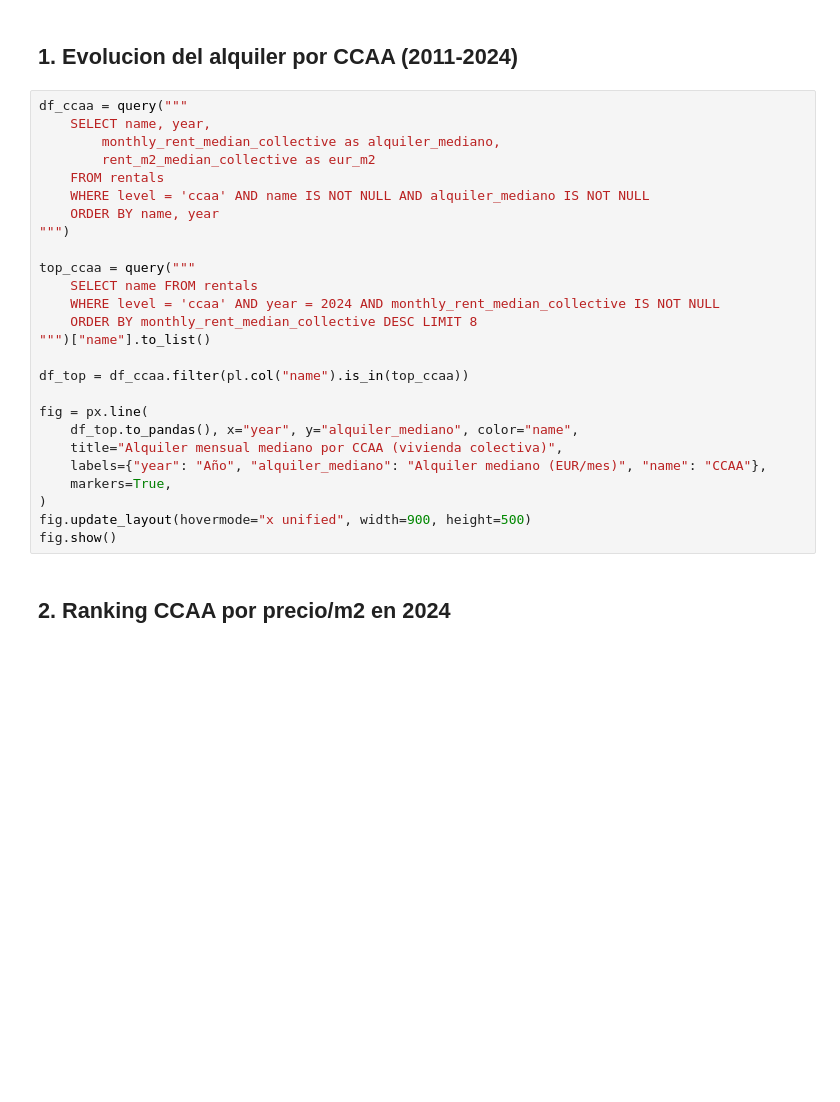
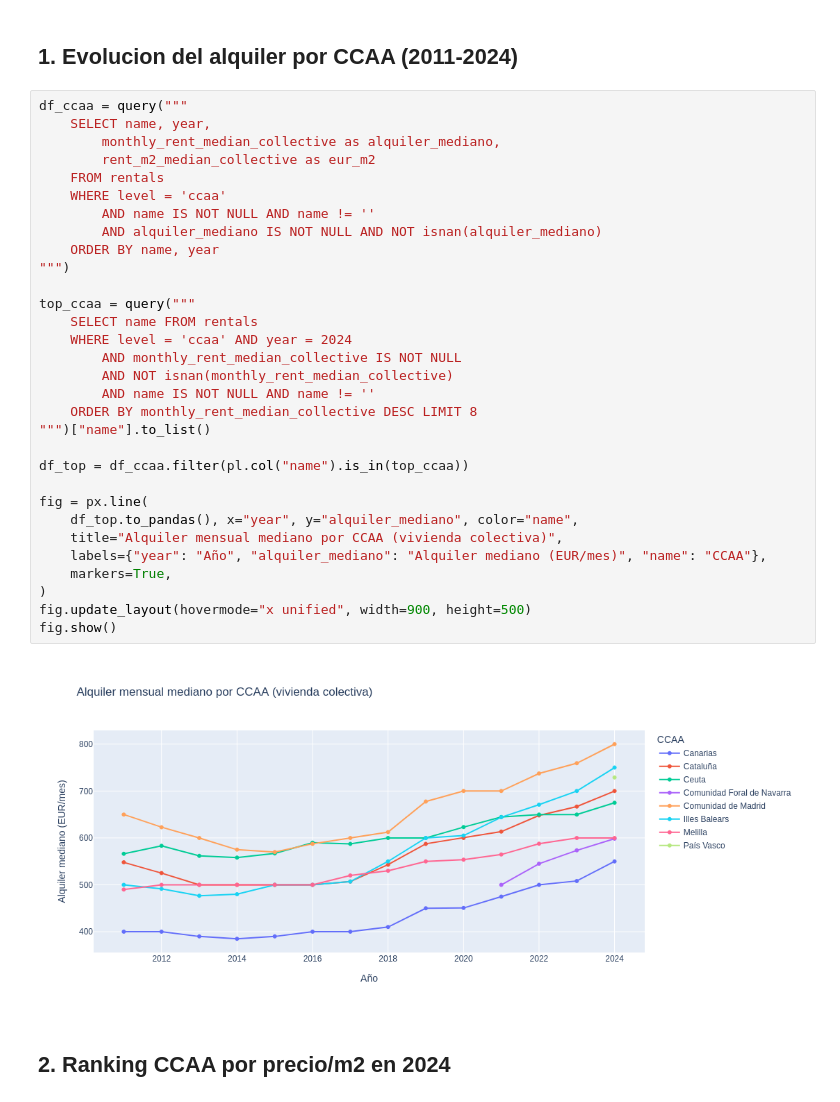
Before and after one commit to kroloxmcg/casitas, a Jupyter notebook: data-engineer-pisos/notebooks/analysis.ipynb, the cells around one changed output. Cells and saved outputs as stored; diff of their text form; blank space fills up the shorter version.

```diff
--- a/data-engineer-pisos/notebooks/analysis.ipynb
+++ b/data-engineer-pisos/notebooks/analysis.ipynb
@@ -21,29 +21,36 @@ def query(sql):
 # %%
 df_ccaa = query("""
     SELECT name, year,
         monthly_rent_median_collective as alquiler_mediano,
         rent_m2_median_collective as eur_m2
     FROM rentals
-    WHERE level = 'ccaa' AND name IS NOT NULL AND alquiler_mediano IS NOT NULL
+    WHERE level = 'ccaa'
+        AND name IS NOT NULL AND name != ''
+        AND alquiler_mediano IS NOT NULL AND NOT isnan(alquiler_mediano)
     ORDER BY name, year
 """)
 
 top_ccaa = query("""
     SELECT name FROM rentals
-    WHERE level = 'ccaa' AND year = 2024 AND monthly_rent_median_collective IS NOT NULL
+    WHERE level = 'ccaa' AND year = 2024
+        AND monthly_rent_median_collective IS NOT NULL
+        AND NOT isnan(monthly_rent_median_collective)
+        AND name IS NOT NULL AND name != ''
     ORDER BY monthly_rent_median_collective DESC LIMIT 8
 """)["name"].to_list()
 
 df_top = df_ccaa.filter(pl.col("name").is_in(top_ccaa))
 
 fig = px.line(
     df_top.to_pandas(), x="year", y="alquiler_mediano", color="name",
     title="Alquiler mensual mediano por CCAA (vivienda colectiva)",
     labels={"year": "Año", "alquiler_mediano": "Alquiler mediano (EUR/mes)", "name": "CCAA"},
     markers=True,
 )
 fig.update_layout(hovermode="x unified", width=900, height=500)
 fig.show()
+# %% [output]
+[figure, added]
 # %% [markdown]
 ## 2. Ranking CCAA por precio/m2 en 2024
 # %%
```
Also changed, not shown: parts of 7 cells of this notebook, 2 other files.
